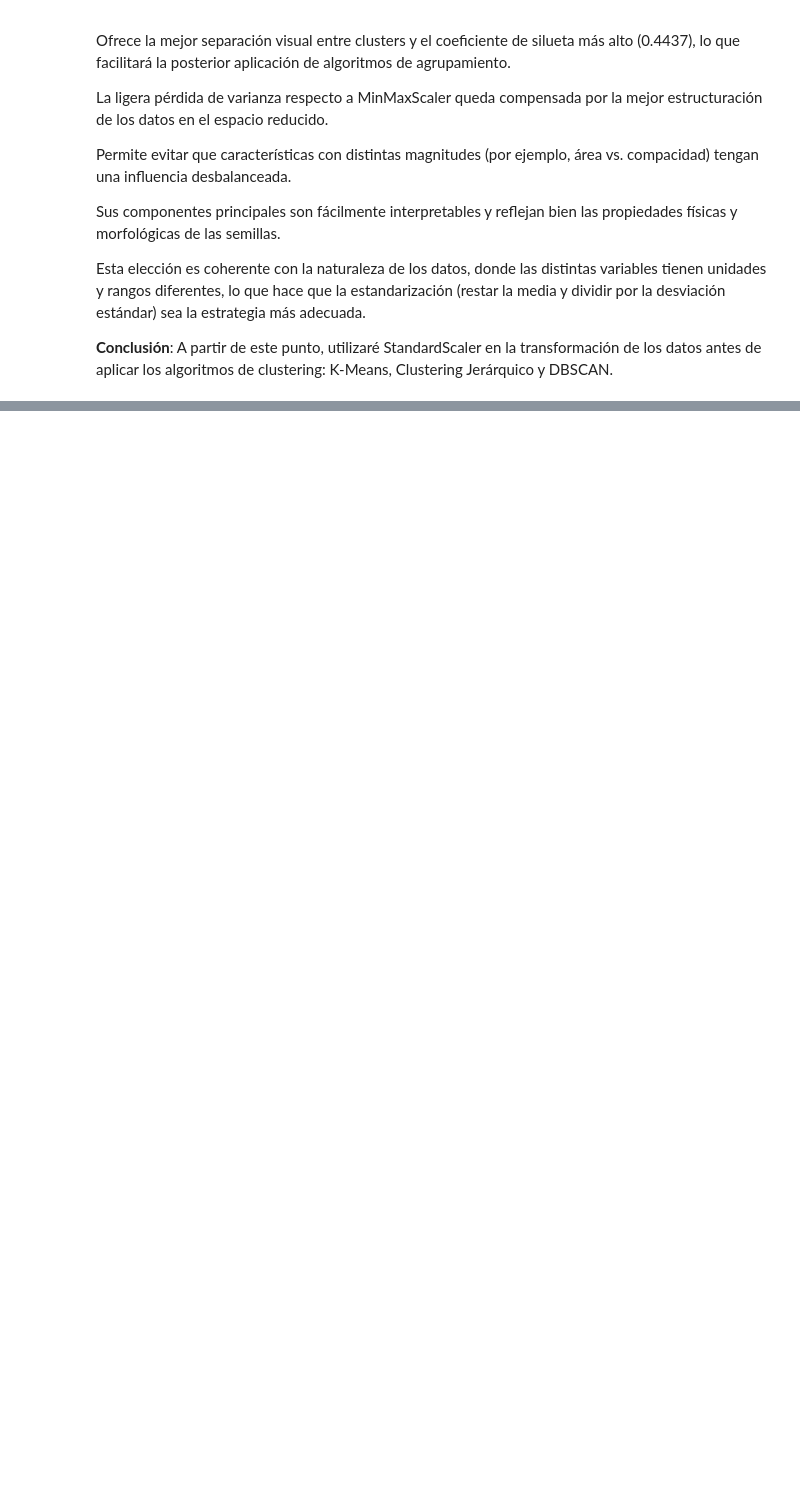
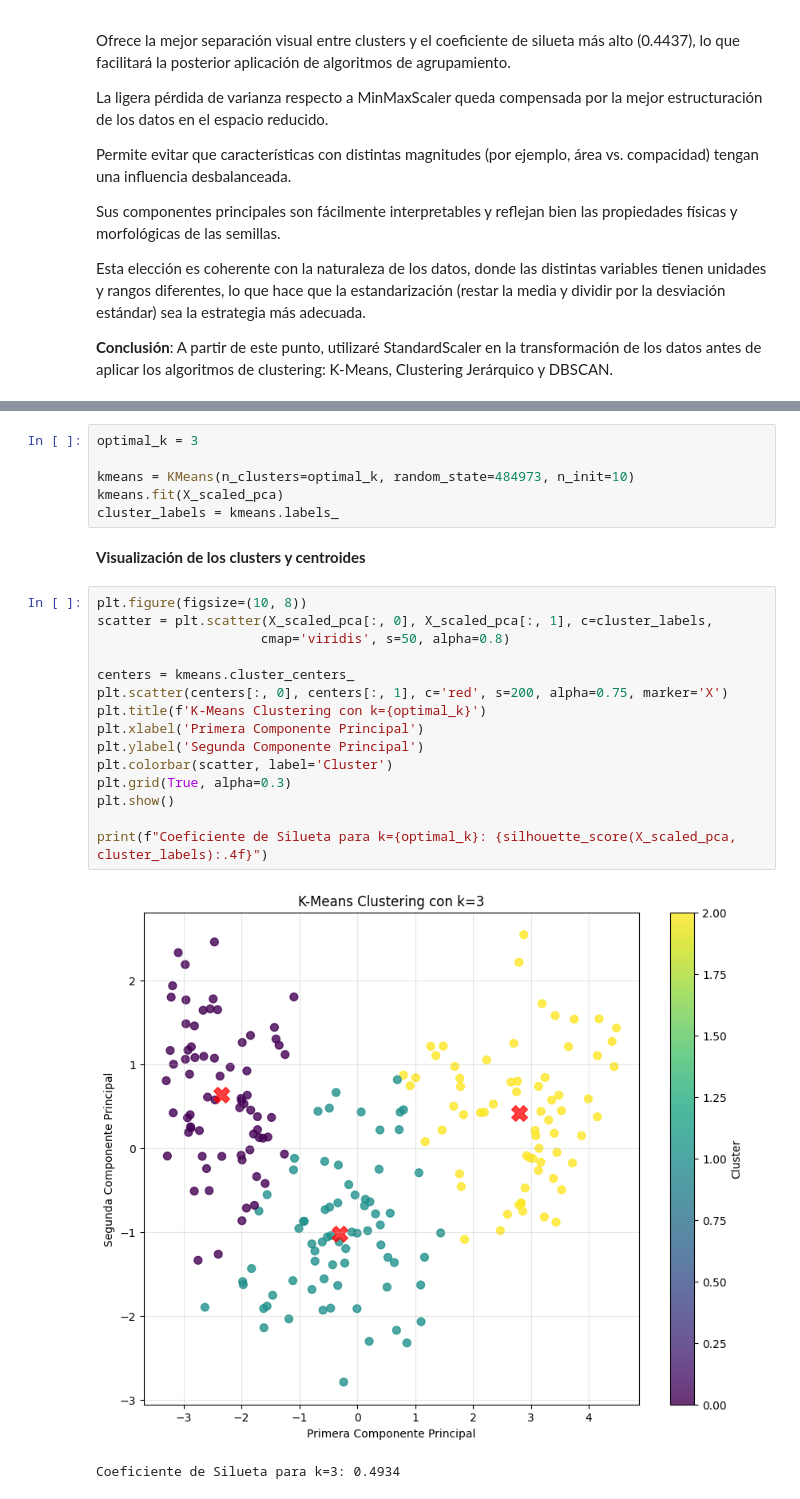
Before and after one commit to arutrosotillo/Aprendizaje-Autom-tico-2, a Jupyter notebook: notebook.ipynb, the cells around one changed output, grey strips where cells are left out. Drawn from its saved outputs; the diff is of its cells as text; blank space fills up the shorter version.

```diff
--- a/notebook.ipynb
+++ b/notebook.ipynb
@@ -229,0 +297,26 @@ Esta elección es coherente con la naturaleza de los datos, donde las distintas
+# %%
+optimal_k = 3
+
+kmeans = KMeans(n_clusters=optimal_k, random_state=484973, n_init=10)
+kmeans.fit(X_scaled_pca)
+cluster_labels = kmeans.labels_
+# %% [markdown]
+**Visualización de los clusters y centroides**
+# %%
+plt.figure(figsize=(10, 8))
+scatter = plt.scatter(X_scaled_pca[:, 0], X_scaled_pca[:, 1], c=cluster_labels,
+                     cmap='viridis', s=50, alpha=0.8)
+
+centers = kmeans.cluster_centers_
+plt.scatter(centers[:, 0], centers[:, 1], c='red', s=200, alpha=0.75, marker='X')
+plt.title(f'K-Means Clustering con k={optimal_k}')
+plt.xlabel('Primera Componente Principal')
+plt.ylabel('Segunda Componente Principal')
+plt.colorbar(scatter, label='Cluster')
+plt.grid(True, alpha=0.3)
+plt.show()
+
+print(f"Coeficiente de Silueta para k={optimal_k}: {silhouette_score(X_scaled_pca, cluster_labels):.4f}")
+# %% [output]
+[figure, added]
+Coeficiente de Silueta para k=3: 0.4934
```
Also changed, not shown: parts of 26 cells of this notebook, 2 other files.
